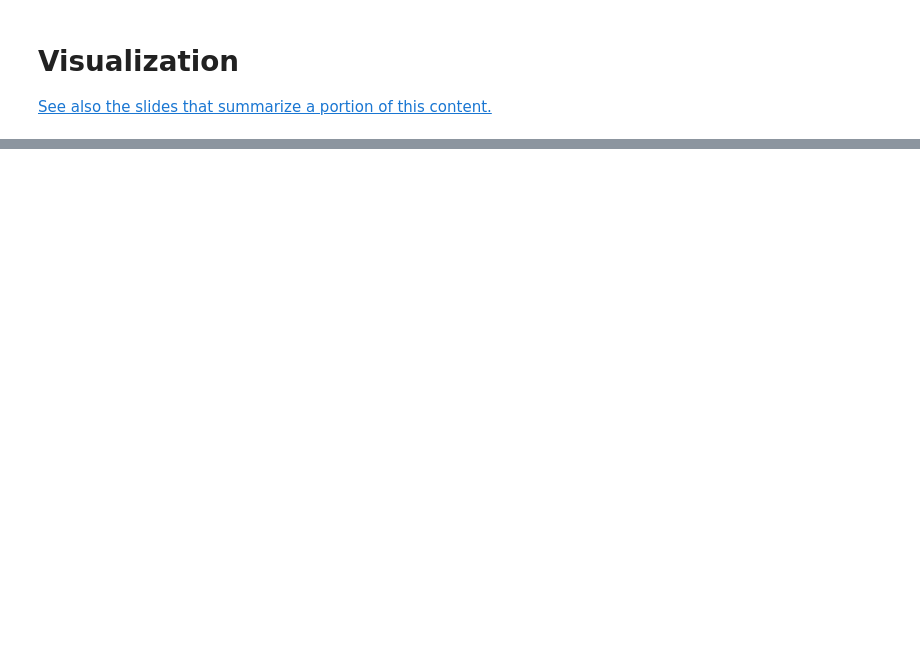
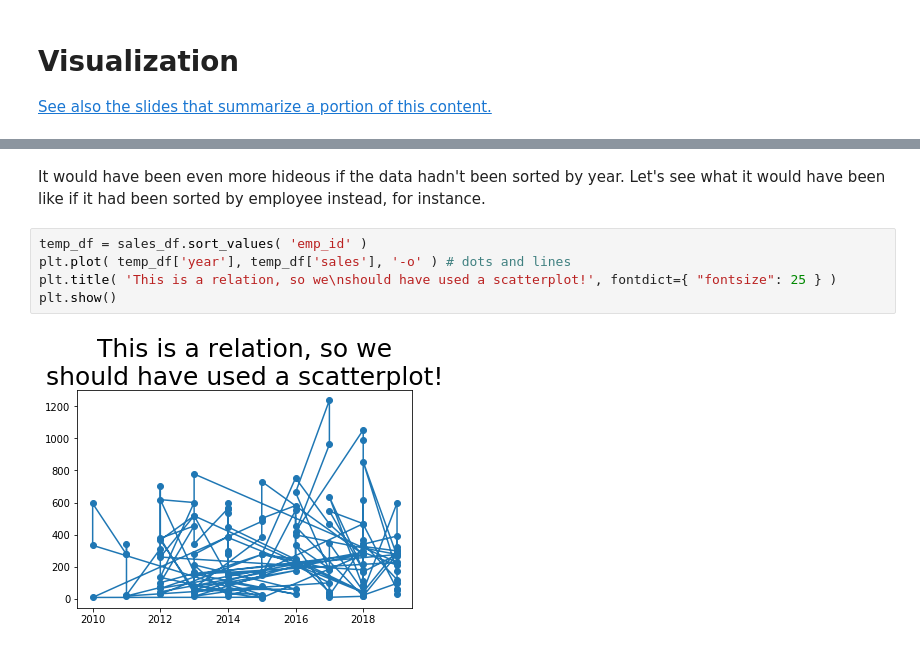
Before and after one commit to nathancarter/MA346-course-notes, a Jupyter notebook: chapter-10-visualization.ipynb, the cells around one changed output, grey strips where cells are left out. Drawn from its saved outputs; the diff is of its cells as text; blank space fills up the shorter version.

```diff
--- a/chapter-10-visualization.ipynb
+++ b/chapter-10-visualization.ipynb
@@ -38,0 +72,9 @@ Consider adding maps, too---very commonly useful.  [See this blog post about an
+# %% [markdown]
+It would have been even more hideous if the data hadn't been sorted by year.  Let's see what it would have been like if it had been sorted by employee instead, for instance.
+# %%
+temp_df = sales_df.sort_values( 'emp_id' )
+plt.plot( temp_df['year'], temp_df['sales'], '-o' ) # dots and lines
+plt.title( 'This is a relation, so we\nshould have used a scatterplot!', fontdict={ "fontsize": 25 } )
+plt.show()
+# %% [output]
+[figure, added]
```
Also changed, not shown: parts of 59 cells of this notebook, 2 other files.
